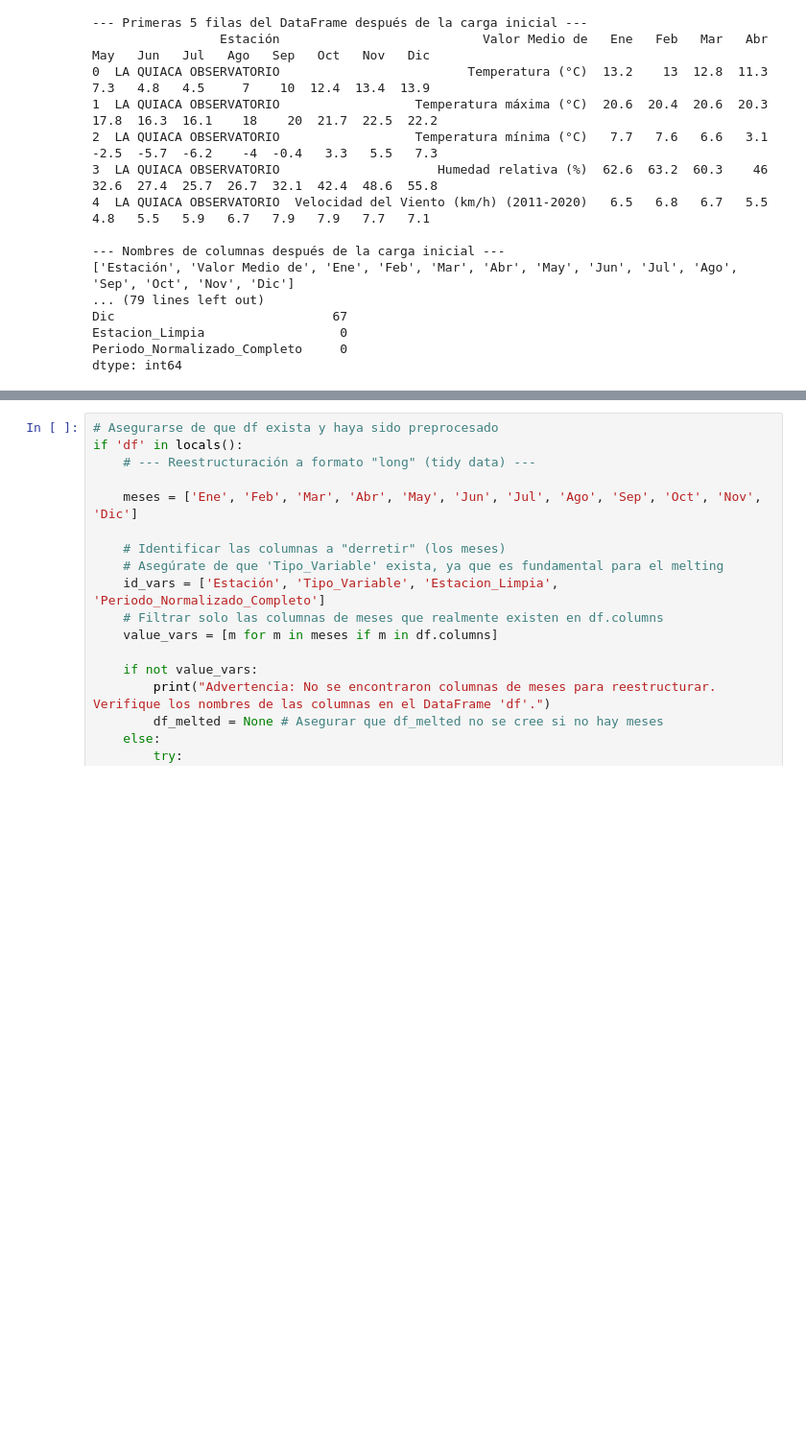
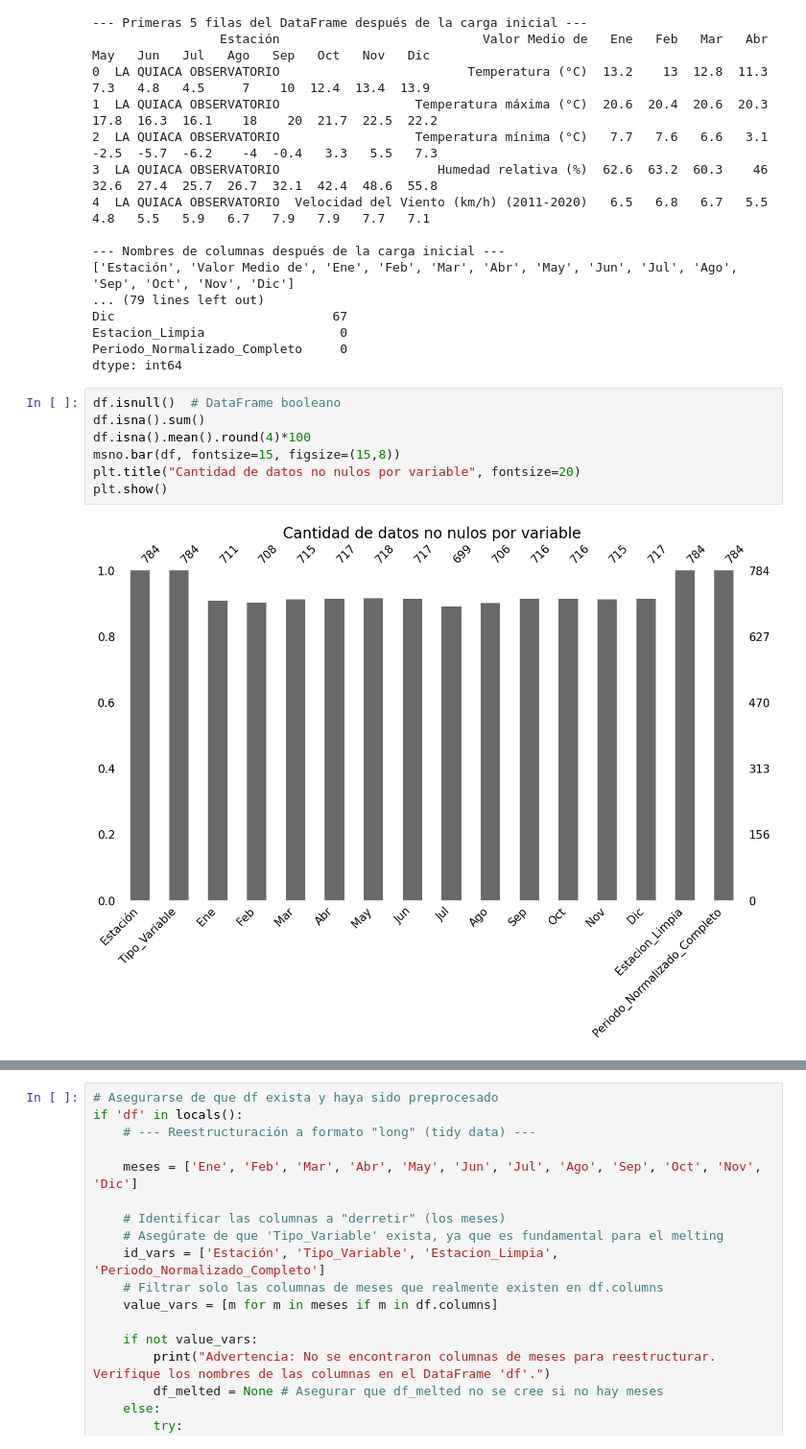
Before and after one commit to RodrigoGoni/EDA_meteorologica, a Jupyter notebook: eda.ipynb, the cells around one changed output, grey strips where cells are left out. Shown at 96% size. Saved outputs shown, nothing was run; the diff lists cells and outputs as text; blank space fills up the shorter version.

```diff
--- a/eda.ipynb
+++ b/eda.ipynb
@@ -176,3 +204,12 @@ Dic                             67
 Estacion_Limpia                  0
 Periodo_Normalizado_Completo     0
 dtype: int64
+# %%
+df.isnull()  # DataFrame booleano
+df.isna().sum()
+df.isna().mean().round(4)*100
+msno.bar(df, fontsize=15, figsize=(15,8))
+plt.title("Cantidad de datos no nulos por variable", fontsize=20)
+plt.show()
+# %% [output]
+[figure, added]
```
Also changed, not shown: parts of 19 cells of this notebook, 1 other file.
